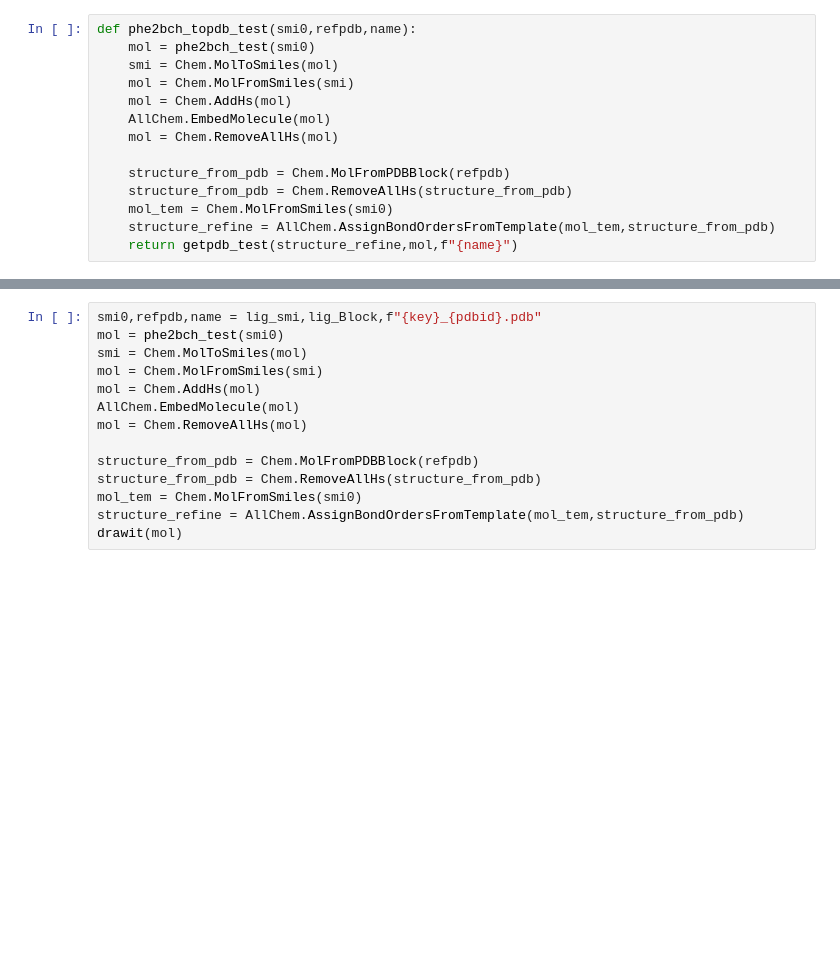
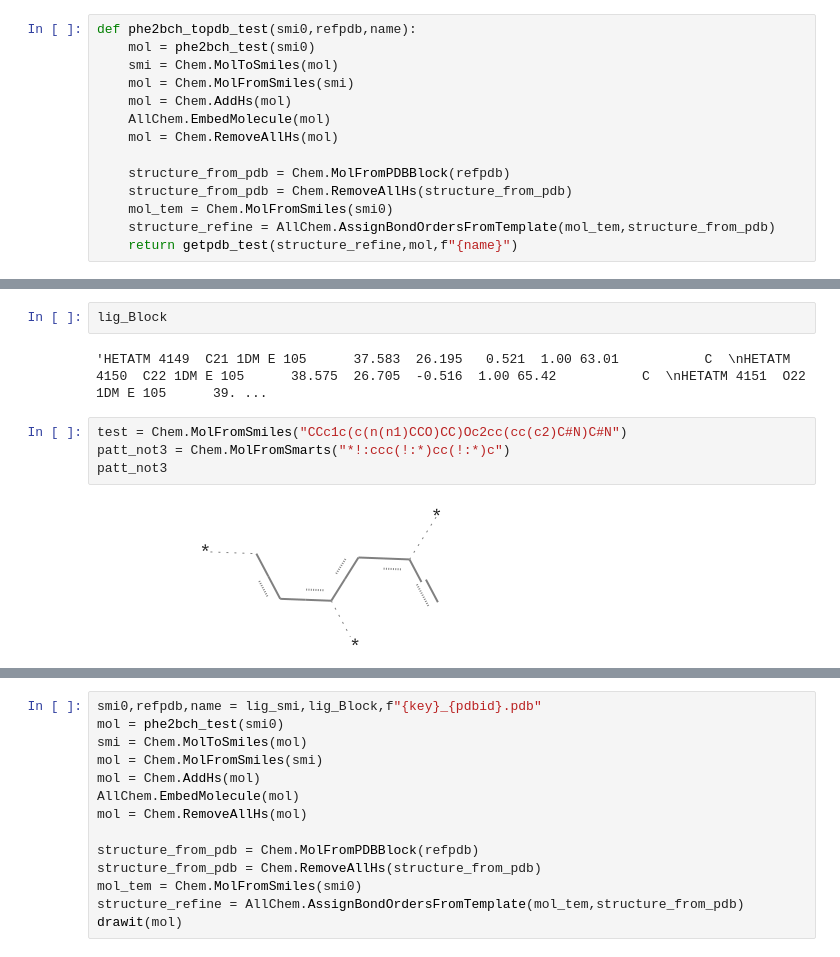
Before and after one commit to jgxs/bridge_ring_dataset, a Jupyter notebook: Bridged_ring/PDB_rings/lig_in_pdb/phe2bch.ipynb, the cells around one changed output, grey strips where cells are left out. Saved outputs shown, nothing was run; the diff lists cells and outputs as text; blank space fills up the shorter version.

```diff
--- a/Bridged_ring/PDB_rings/lig_in_pdb/phe2bch.ipynb
+++ b/Bridged_ring/PDB_rings/lig_in_pdb/phe2bch.ipynb
@@ -203,4 +224,14 @@ drawit(test)
 [interactive output not drawn]
+# %%
+lig_Block
+# %% [output]
+'HETATM 4149  C21 1DM E 105      37.583  26.195   0.521  1.00 63.01           C  \nHETATM 4150  C22 1DM E 105      38.575  26.705  -0.516  1.00 65.42           C  \nHETATM 4151  O22 1DM E 105      39. ...
+# %%
+test = Chem.MolFromSmiles("CCc1c(c(n(n1)CCO)CC)Oc2cc(cc(c2)C#N)C#N")
+patt_not3 = Chem.MolFromSmarts("*!:ccc(!:*)cc(!:*)c")
+patt_not3
+# %% [output]
+[figure, added]
 # %%
 key='0B1'
 pdbid='3vv7'
```
Also changed, not shown: parts of 3 cells of this notebook, 3 other files.
